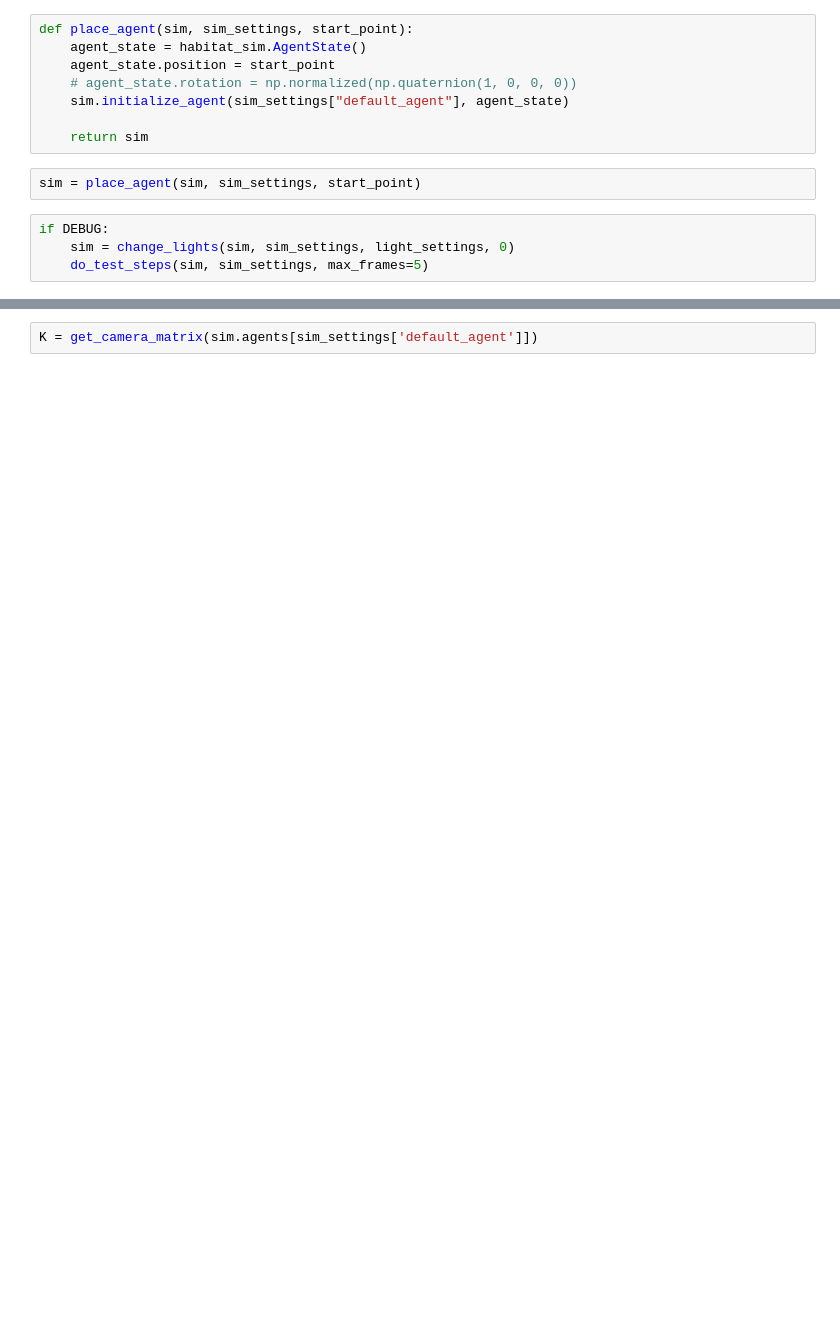
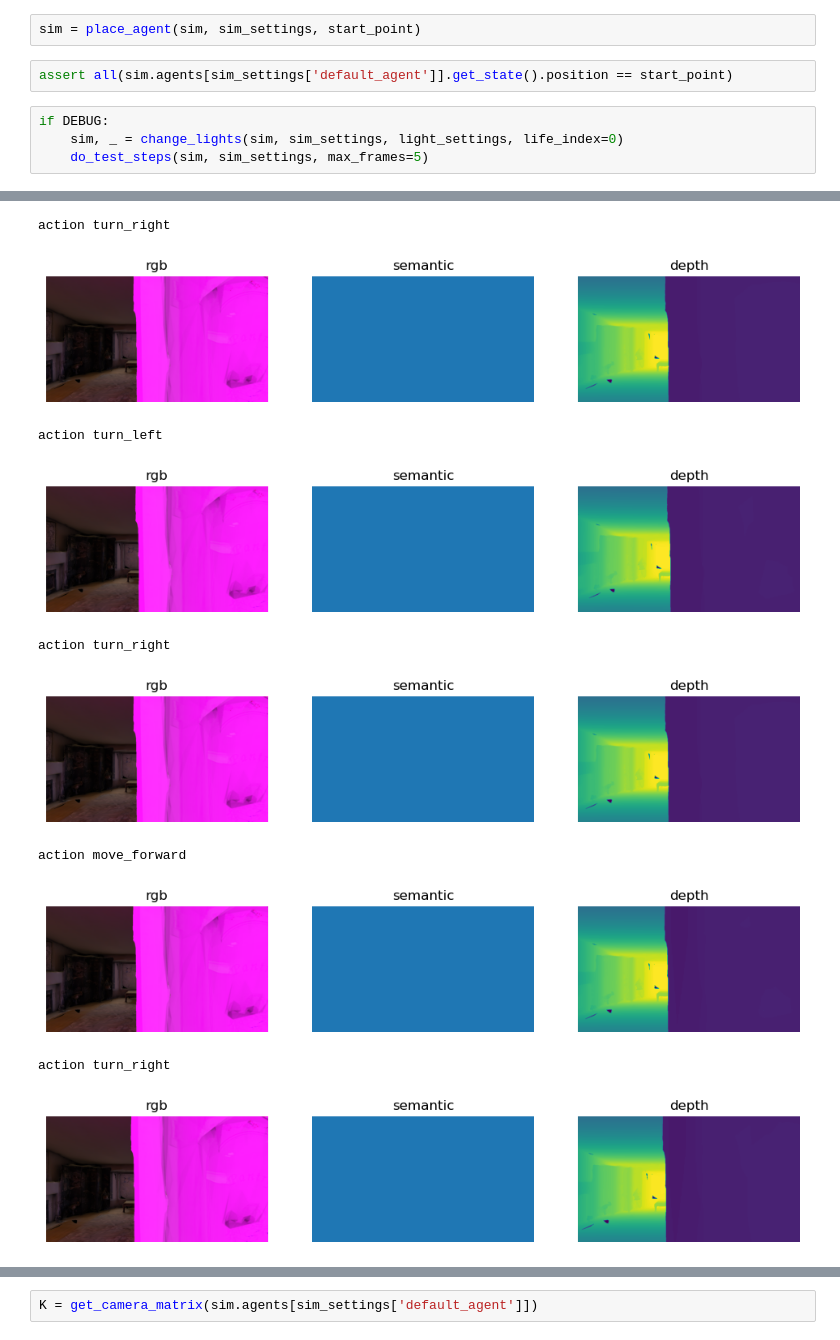
Before and after one commit to be2rlab/OpenSemanticMapping, a Jupyter notebook: be2r-habitat-data-generator/generate_queue.ipynb, the cells around one changed output, grey strips where cells are left out. Saved outputs shown, nothing was run; the diff lists cells and outputs as text; blank space fills up the shorter version.

```diff
--- a/be2r-habitat-data-generator/generate_queue.ipynb
+++ b/be2r-habitat-data-generator/generate_queue.ipynb
@@ -108,14 +64,9 @@ Start point : [ 5.603629  -2.7386093  4.2908726]
-# %%
-def place_agent(sim, sim_settings, start_point):
-    agent_state = habitat_sim.AgentState()
-    agent_state.position = start_point
-    # agent_state.rotation = np.normalized(np.quaternion(1, 0, 0, 0))
-    sim.initialize_agent(sim_settings["default_agent"], agent_state)
-
-    return sim
 # %%
 sim = place_agent(sim, sim_settings, start_point)
+# %%
+assert all(sim.agents[sim_settings['default_agent']].get_state().position == start_point)
 # %%
 if DEBUG:
-    sim = change_lights(sim, sim_settings, light_settings, 0)
+    sim, _ = change_lights(sim, sim_settings, light_settings, life_index=0)
     do_test_steps(sim, sim_settings, max_frames=5)
+# %% [output]
@@ -122 +75,11 @@ if DEBUG:
+action turn_right
+[figure, added]
+action turn_left
+[figure, added]
+action turn_right
+[figure, added]
+action move_forward
+[figure, added]
+action turn_right
+[figure, added]
 # %%
```
Also changed, not shown: parts of 19 cells of this notebook.
